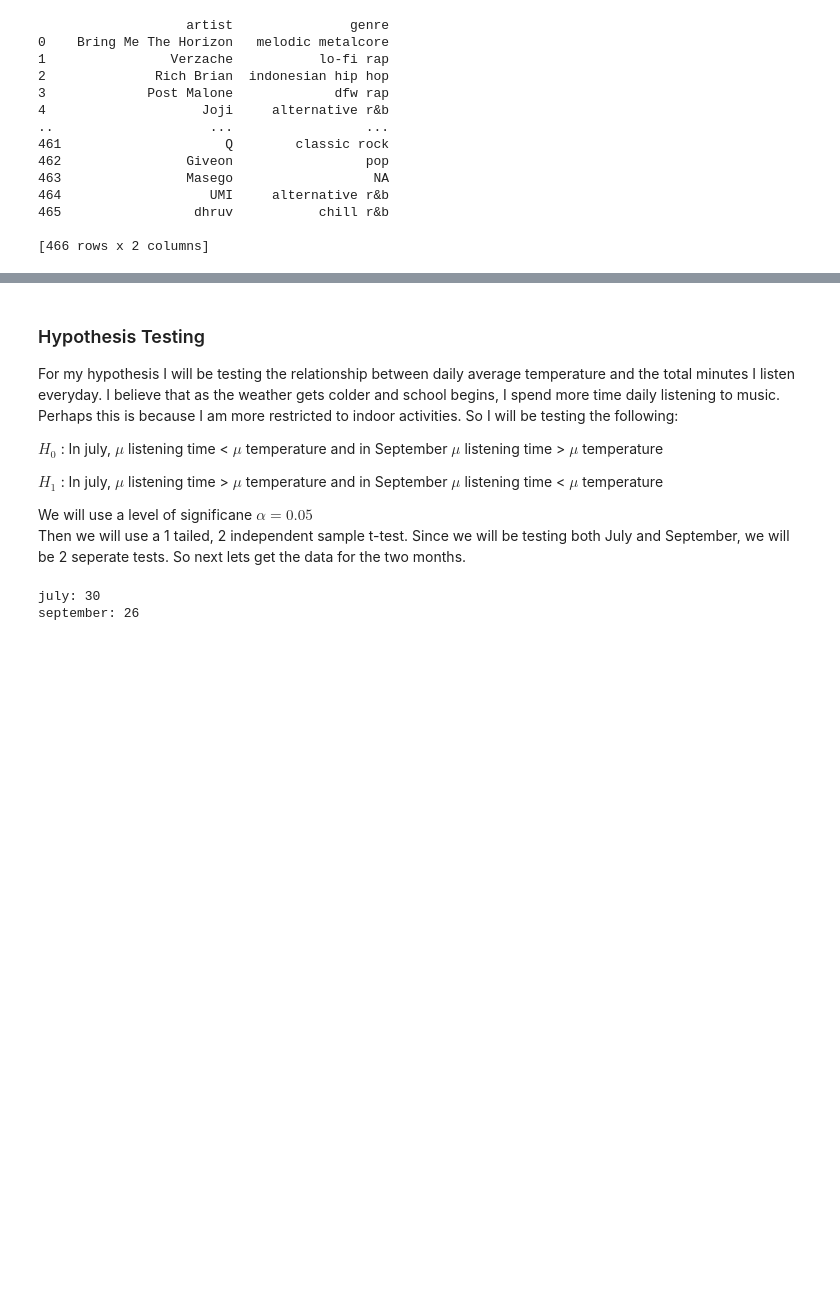
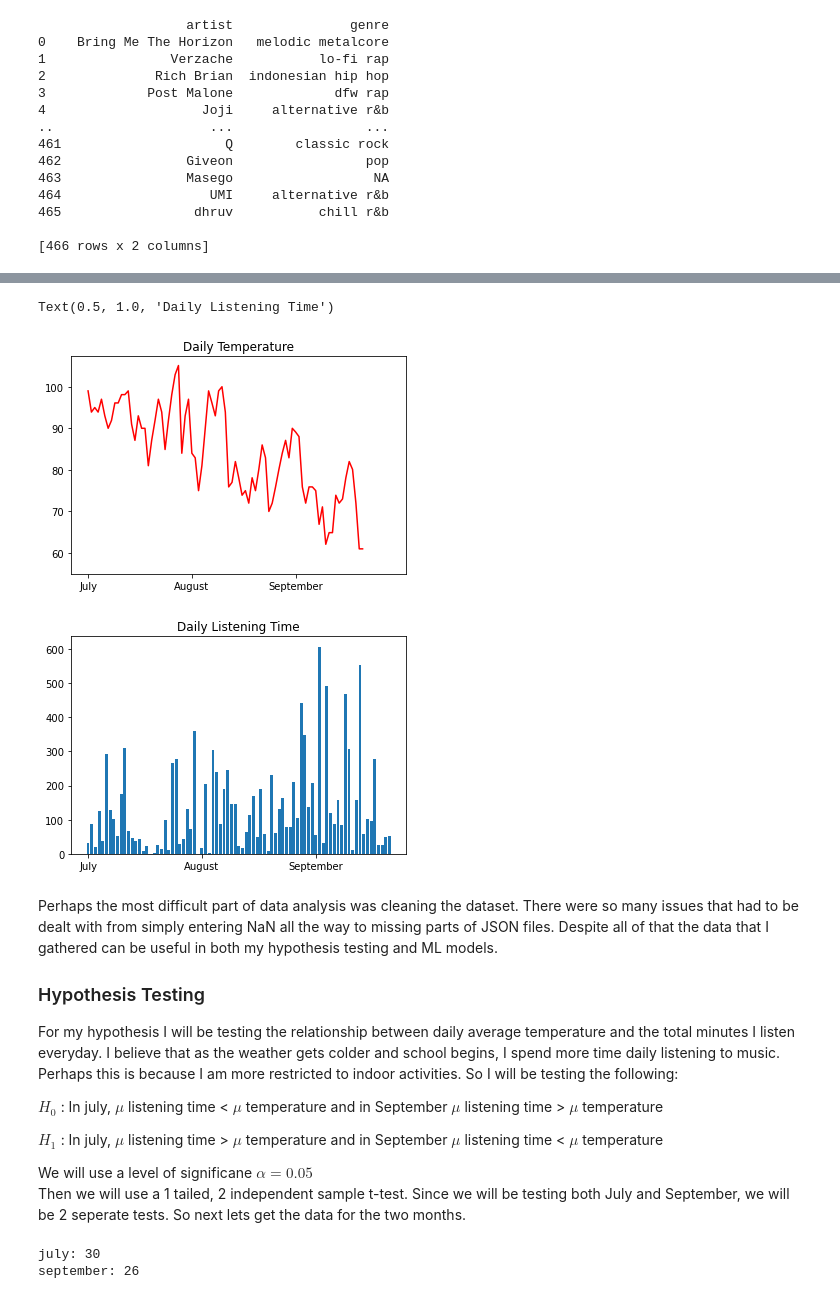
Before and after one commit to NisaMeshal/Data-Science-FInal, a Jupyter notebook: final_project.ipynb, the cells around one changed output, grey strips where cells are left out. Cells and saved outputs as stored; diff of their text form; code cells hidden in the pictures; blank space fills up the shorter version.

```diff
--- a/final_project.ipynb
+++ b/final_project.ipynb
@@ -235,4 +306,25 @@ final_df['genres'] = temp_genres
+# %%
+dates = df["date"]
+temp = df["tmax"]
+plt.plot(dates,temp, color="red")
+plt.ylim(55)
+plt.xlim(-5,95)
+plt.xticks([0,31,62], ('July', 'August', 'September'))
+plt.title("Daily Temperature")
+
+x = daily_time['date']
+y = daily_time['total_time']
+plt.figure()
+plt.bar(x, y)
+plt.xticks([0,31,62], ('July', 'August', 'September'))
+plt.title("Daily Listening Time")
+# %% [output]
+Text(0.5, 1.0, 'Daily Listening Time')
+[figure, added]
+[figure, added]
 # %% [markdown]
+Perhaps the most difficult part of data analysis was cleaning the dataset. There were so many issues that had to be dealt with from simply entering NaN all the way to missing parts of JSON files. Despite all of that the data that I gathered can be useful in both my hypothesis testing and ML models.
+
 ### Hypothesis Testing
 
 For my hypothesis I will be testing the relationship between daily average temperature and the total minutes I listen everyday. I believe that as the weather gets colder and school begins, I spend more time daily listening to music. Perhaps this is because I am more restricted to indoor activities. So I will be testing the following:
```
Also changed, not shown: parts of 32 cells of this notebook.
